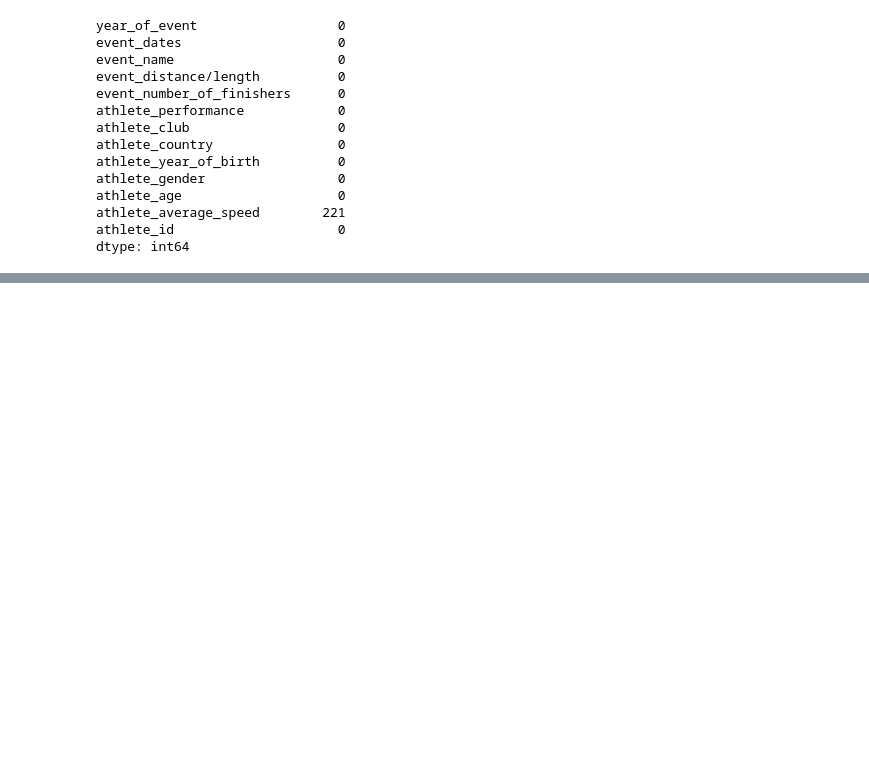
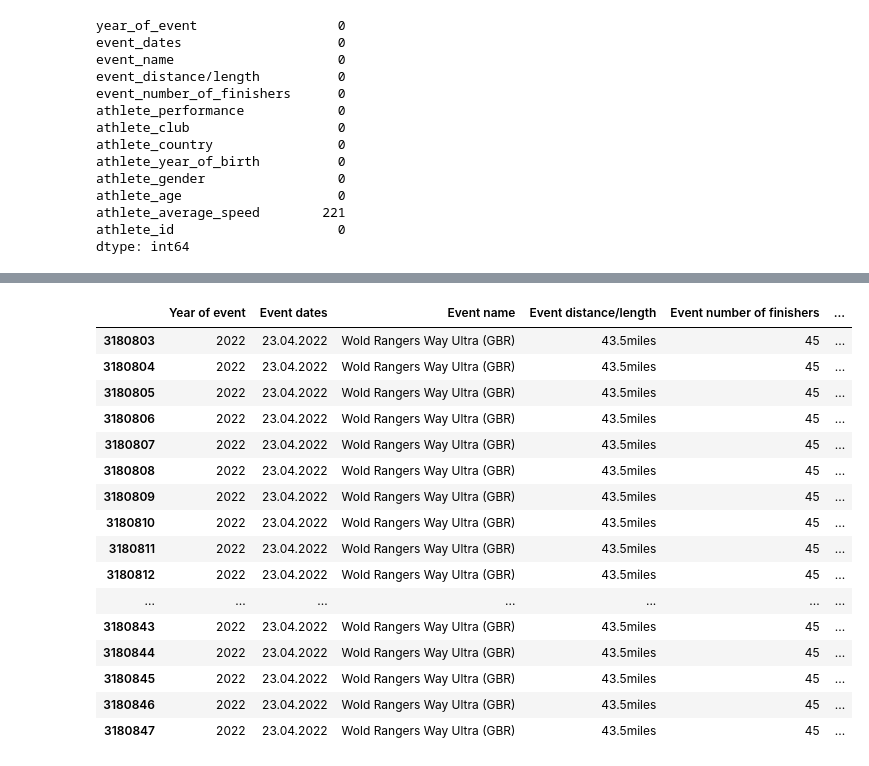
Before and after one commit to saeedshirani/EDA-On-SuperMessy-Datasets, a Jupyter notebook: The big dataset of ultra-marathon running/ETL.ipynb, the cells around one changed output, grey strips where cells are left out. Cells and saved outputs as stored; diff of their text form; code cells hidden in the pictures; blank space fills up the shorter version.

```diff
--- a/The big dataset of ultra-marathon running/ETL.ipynb
+++ b/The big dataset of ultra-marathon running/ETL.ipynb
@@ -304,3 +348,24 @@ dtype: int64
+# %%
+test = pd.read_csv("TWO_CENTURIES_OF_UM_RACES.csv", dtype={'Athlete average speed': 'object'})
+test.loc[test["Event name"] == "Wold Rangers Way Ultra (GBR)"]
+# %% [output]
+|  | Year of event | Event dates | Event name | Event distance/length | Event number of finishers | ... |
+| 3180803 | 2022 | 23.04.2022 | Wold Rangers Way Ultra (GBR) | 43.5miles | 45 | ... |
+| 3180804 | 2022 | 23.04.2022 | Wold Rangers Way Ultra (GBR) | 43.5miles | 45 | ... |
+| 3180805 | 2022 | 23.04.2022 | Wold Rangers Way Ultra (GBR) | 43.5miles | 45 | ... |
+| 3180806 | 2022 | 23.04.2022 | Wold Rangers Way Ultra (GBR) | 43.5miles | 45 | ... |
+| 3180807 | 2022 | 23.04.2022 | Wold Rangers Way Ultra (GBR) | 43.5miles | 45 | ... |
+| 3180808 | 2022 | 23.04.2022 | Wold Rangers Way Ultra (GBR) | 43.5miles | 45 | ... |
+| 3180809 | 2022 | 23.04.2022 | Wold Rangers Way Ultra (GBR) | 43.5miles | 45 | ... |
+| 3180810 | 2022 | 23.04.2022 | Wold Rangers Way Ultra (GBR) | 43.5miles | 45 | ... |
+| 3180811 | 2022 | 23.04.2022 | Wold Rangers Way Ultra (GBR) | 43.5miles | 45 | ... |
+| 3180812 | 2022 | 23.04.2022 | Wold Rangers Way Ultra (GBR) | 43.5miles | 45 | ... |
+| ... | ... | ... | ... | ... | ... | ... |
+| 3180843 | 2022 | 23.04.2022 | Wold Rangers Way Ultra (GBR) | 43.5miles | 45 | ... |
+| 3180844 | 2022 | 23.04.2022 | Wold Rangers Way Ultra (GBR) | 43.5miles | 45 | ... |
+| 3180845 | 2022 | 23.04.2022 | Wold Rangers Way Ultra (GBR) | 43.5miles | 45 | ... |
+| 3180846 | 2022 | 23.04.2022 | Wold Rangers Way Ultra (GBR) | 43.5miles | 45 | ... |
+| 3180847 | 2022 | 23.04.2022 | Wold Rangers Way Ultra (GBR) | 43.5miles | 45 | ... |
 # %%
 data.head(2)
 # %% [output]
```
Also changed, not shown: parts of 10 cells of this notebook.
